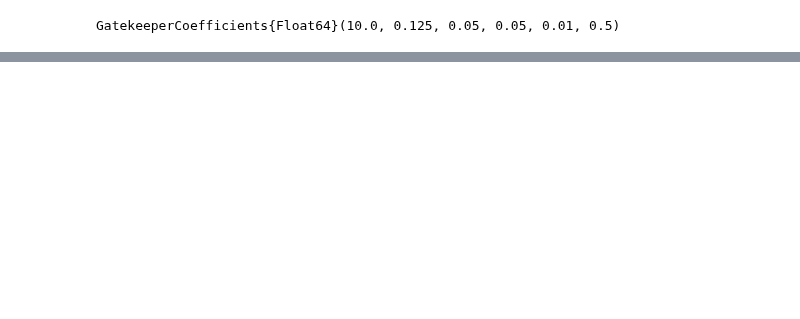
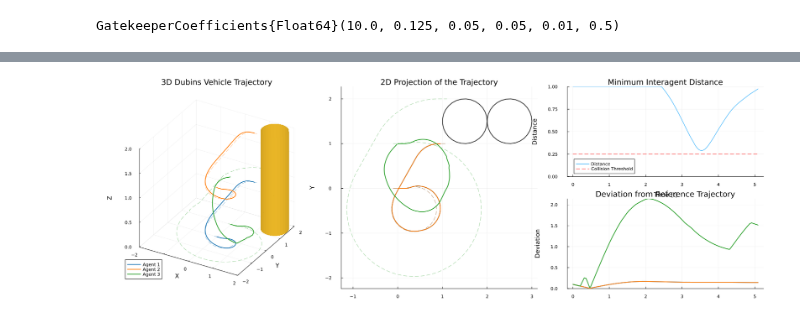
Before and after one commit to dev10110/GatekeeperFormationFlight.jl, a Jupyter notebook: examples/caams_demo/scenario_builder.ipynb, the cells around one changed output, grey strips where cells are left out. Drawn from its saved outputs; the diff is of its cells as text; code cells hidden in the pictures; blank space fills up the shorter version.

```diff
--- a/examples/caams_demo/scenario_builder.ipynb
+++ b/examples/caams_demo/scenario_builder.ipynb
@@ -88,0 +206,2 @@ Dict{Symbol, Any} with 1 entry:
+# %%
+env = DemoUtil.load_env("scenarios/demo_scenario.yaml")
@@ -88,0 +225,5 @@ Dict{Symbol, Any} with 1 entry:
+# %%
+p = ExampleUtils3D.plot_interagent_solution(env.solution, env.gk)
+display(p)
+# %% [output]
+[figure, added]
```
Also changed, not shown: parts of 37 cells of this notebook, 12 other files.
